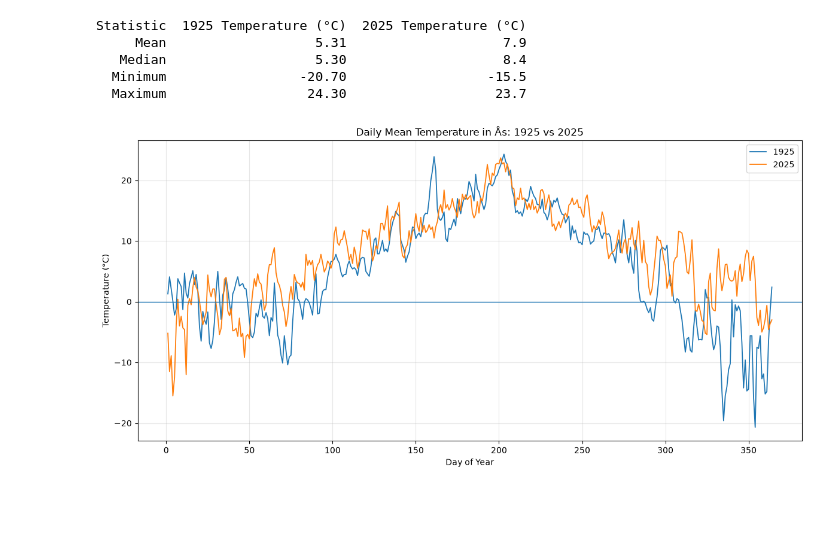
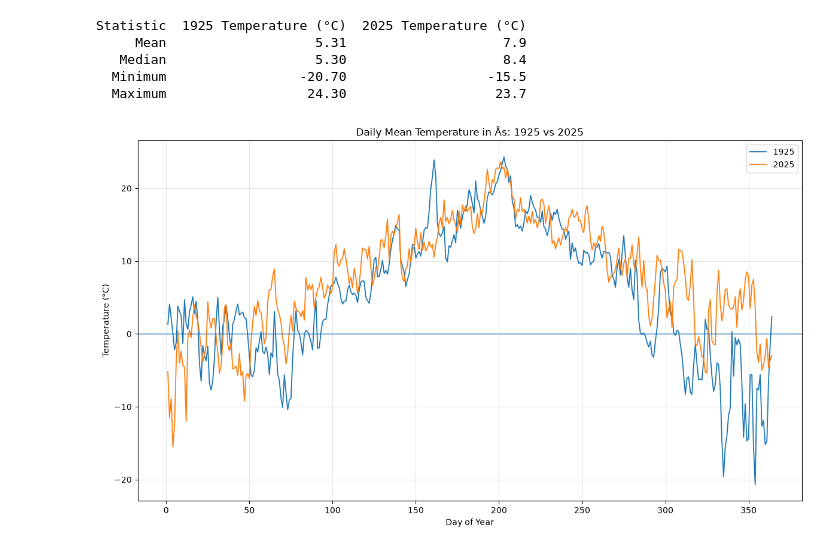
Before and after one commit to simatabatabaei-coder/INF201-deliverable-1, a Jupyter notebook: deliverable_1.ipynb, the cells around one changed output. Drawn from its saved outputs; the diff is of its cells as text; code cells hidden in the pictures; blank space fills up the shorter version.

```diff
--- a/deliverable_1.ipynb
+++ b/deliverable_1.ipynb
@@ -529,37 +529,37 @@ temperature_df["day_of_year"] = (
 )
 
 # Plot both years on the same day-of-year axis
-plt.figure(figsize=(12, 6))
+plt.figure(figsize=(12, 7))
 
 plt.plot(
     historical_temperature_df["day_of_year"],
     historical_temperature_df["temperature"],
     label="1925",
     linewidth=1.3
 )
 
 plt.plot(
     temperature_df["day_of_year"],
     temperature_df["temperature"],
     label="2025",
     linewidth=1.3
 )
 
 # Add title and axis labels
 plt.title("Daily Mean Temperature in Ås: 1925 vs 2025")
 plt.xlabel("Day of Year")
 plt.ylabel("Temperature (°C)")
 
 # Add reference line and legend
 plt.axhline(0, linewidth=1)
 plt.legend()
 
 # Add grid
 plt.grid(alpha=0.3)
 
 # Adjust layout
 plt.tight_layout()
 
 plt.show()
 # %% [output]
-[figure, old version]
+[figure, new version]
```
Also changed, not shown: parts of 1 cell of this notebook.
